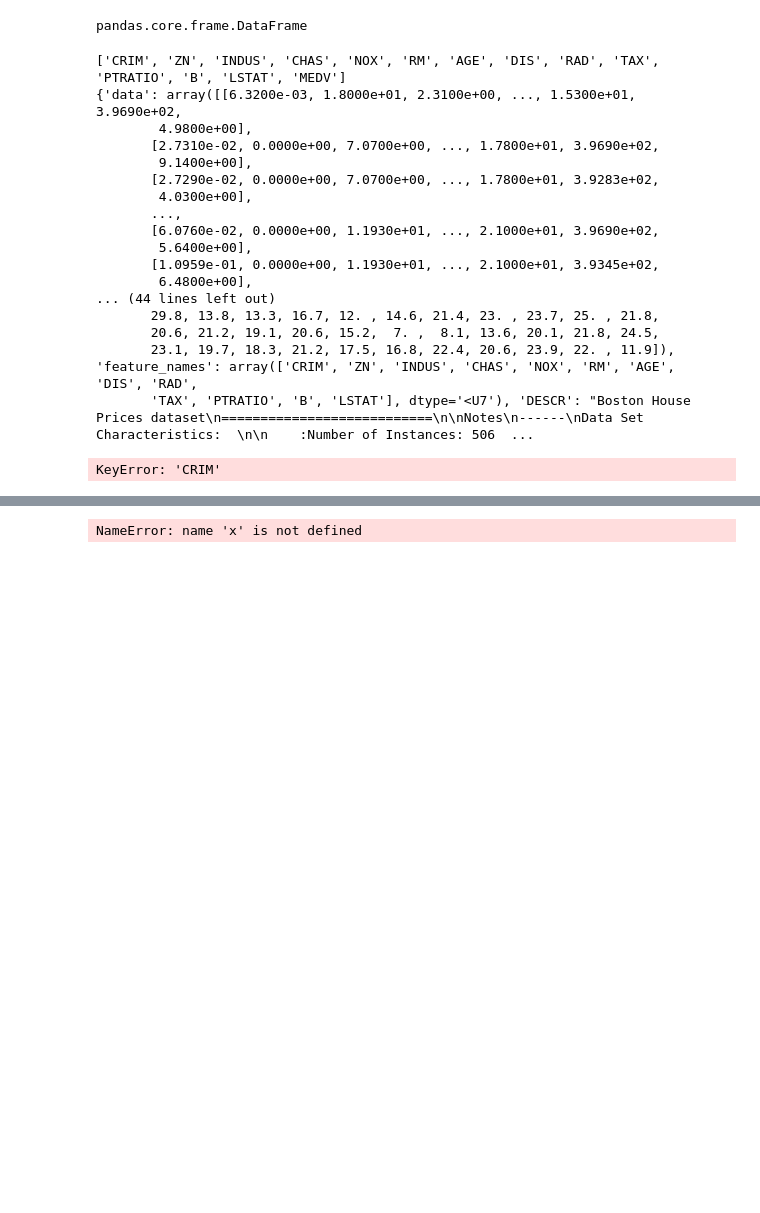
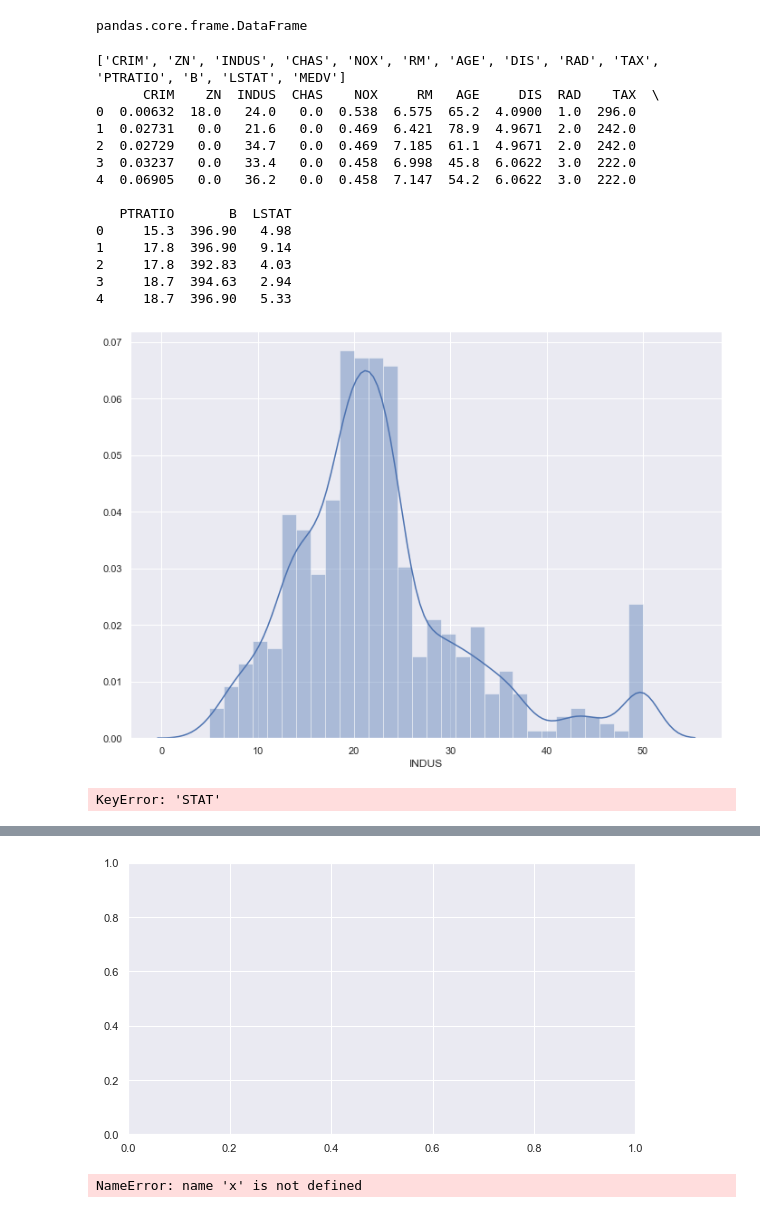
Before and after one commit to Luisa-T/MachineLearningAssessment, a Jupyter notebook: Machine Learning and Statistics Assessment Luisa Timothy.ipynb, the cells around one changed output, grey strips where cells are left out. Drawn from its saved outputs; the diff is of its cells as text; code cells hidden in the pictures; blank space fills up the shorter version.

Commit message:
Some ore debugging, heatmap and graph is working now

```diff
--- a/Machine Learning and Statistics Assessment Luisa Timothy.ipynb
+++ b/Machine Learning and Statistics Assessment Luisa Timothy.ipynb
@@ -82,46 +82,50 @@ pandas.core.frame.DataFrame
 # %%
 #add the attribute keys as column headings with the data itself TO DO
 boston.columns = ['CRIM', 'ZN', 'INDUS', 'CHAS', 'NOX', 'RM', 'AGE', 'DIS', 'RAD', 'TAX', 'PTRATIO', 'B', 'LSTAT', 'MEDV']
+# print(boston) to check whether the colums were added correctly
 print(boston.columns)
-# print(boston) to check whether the colums were added correctly
 # this sets the size of the figure
+bopd = pd.DataFrame(boston.data)
+bopd.columns = boston.feature_names
+# why is MEDV missing???
+print(bopd.head())
+boston.target[:3]
+bopd['INDUS'] = boston.target
 sns.set(rc = {'figure.figsize':(11.7,8.27)})
 # this creates a plot of the dataset, based on the MEDV variable, separated into 30 bins to better display the data
-sns.distplot(boston['MEDV'], bins = 30)
+sns.distplot(bopd['INDUS'], bins = 30)
 plt.show()
 # create a correlation matrix between the variables
-correlation_matrix = boston.corr().round(2)
+correlation_matrix = bopd.corr().round(2)
 
 # create a heatmap of the correlation data, a value close to -1 stands for a negative correlation, a value close to 1 means a positive correlation
 sns.heatmap(data = correlation_matrix, annot = True)
 plt.figure(figsize = (20, 5))
 features = ['STAT', 'RM']
-target = boston[:,'MEDV']
+target = bopd['INDUS']
 
 for i, col in enumerate (features):
-    plt.subplot (l, len(features), i + 1)
-    x = boston[col]
+    plt.subplot (1, len(features), i + 1)
+    x = bopd[col]
     y = target
     plt.scatter(x, y, marker = 'o')
     plt.title(col)
     plt.xlabel(col)
-    plt.ylabel('MEDV')
+    plt.ylabel('INDUS')
 # %% [output]
 ['CRIM', 'ZN', 'INDUS', 'CHAS', 'NOX', 'RM', 'AGE', 'DIS', 'RAD', 'TAX', 'PTRATIO', 'B', 'LSTAT', 'MEDV']
-{'data': array([[6.3200e-03, 1.8000e+01, 2.3100e+00, ..., 1.5300e+01, 3.9690e+02,
-        4.9800e+00],
-       [2.7310e-02, 0.0000e+00, 7.0700e+00, ..., 1.7800e+01, 3.9690e+02,
-        9.1400e+00],
-       [2.7290e-02, 0.0000e+00, 7.0700e+00, ..., 1.7800e+01, 3.9283e+02,
-        4.0300e+00],
-       ...,
-       [6.0760e-02, 0.0000e+00, 1.1930e+01, ..., 2.1000e+01, 3.9690e+02,
-        5.6400e+00],
-       [1.0959e-01, 0.0000e+00, 1.1930e+01, ..., 2.1000e+01, 3.9345e+02,
-        6.4800e+00],
-... (44 lines left out)
-       29.8, 13.8, 13.3, 16.7, 12. , 14.6, 21.4, 23. , 23.7, 25. , 21.8,
-       20.6, 21.2, 19.1, 20.6, 15.2,  7. ,  8.1, 13.6, 20.1, 21.8, 24.5,
-       23.1, 19.7, 18.3, 21.2, 17.5, 16.8, 22.4, 20.6, 23.9, 22. , 11.9]), 'feature_names': array(['CRIM', 'ZN', 'INDUS', 'CHAS', 'NOX', 'RM', 'AGE', 'DIS', 'RAD',
-       'TAX', 'PTRATIO', 'B', 'LSTAT'], dtype='<U7'), 'DESCR': "Boston House Prices dataset\n===========================\n\nNotes\n------\nData Set Characteristics:  \n\n    :Number of Instances: 506  ...
+      CRIM    ZN  INDUS  CHAS    NOX     RM   AGE     DIS  RAD    TAX  \
+0  0.00632  18.0   24.0   0.0  0.538  6.575  65.2  4.0900  1.0  296.0
+1  0.02731   0.0   21.6   0.0  0.469  6.421  78.9  4.9671  2.0  242.0
+2  0.02729   0.0   34.7   0.0  0.469  7.185  61.1  4.9671  2.0  242.0
+3  0.03237   0.0   33.4   0.0  0.458  6.998  45.8  6.0622  3.0  222.0
+4  0.06905   0.0   36.2   0.0  0.458  7.147  54.2  6.0622  3.0  222.0
+
+   PTRATIO       B  LSTAT
+0     15.3  396.90   4.98
+1     17.8  396.90   9.14
+2     17.8  392.83   4.03
+3     18.7  394.63   2.94
+4     18.7  396.90   5.33
+[figure, added]
-KeyError: 'CRIM'
+KeyError: 'STAT'
@@ -128,3 +133,4 @@ KeyError: 'CRIM'
+[figure, added]
 # %%
 from sklearn.model_selection import train_test_split
 from sklearn.linear_model import LinearRegression
```
Also changed, not shown: parts of 2 cells of this notebook.
